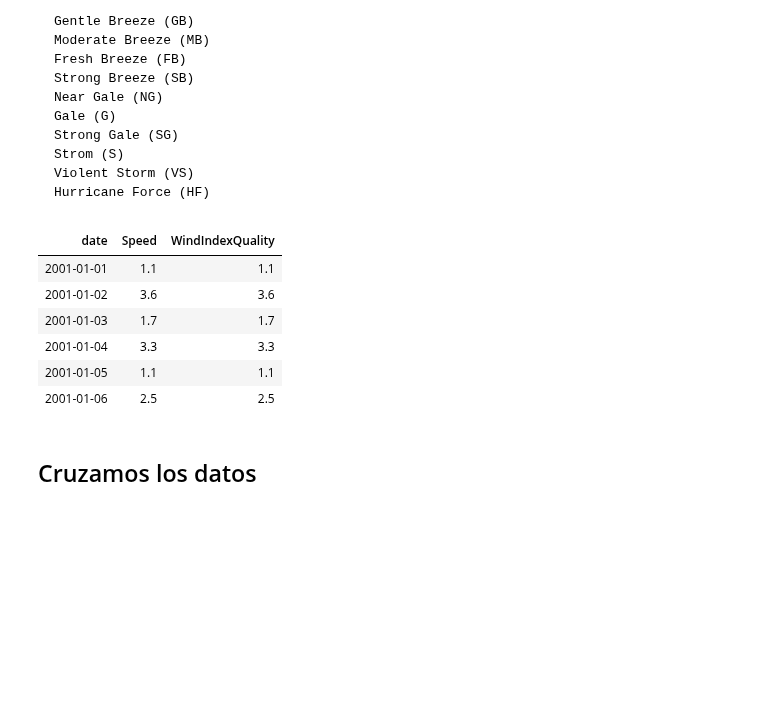
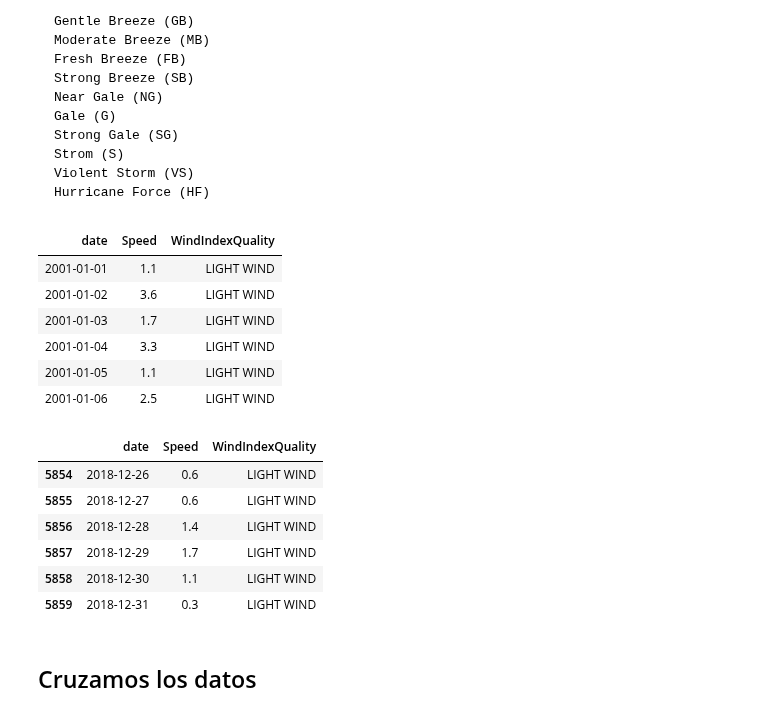
Before and after one commit to manumonforte/DataMining-BigDataParadigm, a Jupyter notebook: Estudio.ipynb, the cells around one changed output. Drawn from its saved outputs; the diff is of its cells as text; code cells hidden in the pictures; blank space fills up the shorter version.

```diff
--- a/Estudio.ipynb
+++ b/Estudio.ipynb
@@ -556,56 +556,62 @@ A continuación discretizamos la columna anterior, creando una nueva columna con
     Violent Storm (VS)
     Hurricane Force (HF)
 # %%
-wind[,"WindIndexQuality"] <- NA
+wind[,"WindIndexQuality"] <- wind$Speed
 # if(wind$Speed < 0.3){
 #    wind$WindIndexQuality <- 'C'
 #} else if(wind$Speed >=0.3 & wind$Speed <=1.5){
 #    wind$WindIndexQuality <- 'LA'
 #} else if(wind$Speed >=1.6 & wind$Speed <=3.3){
 #    wind$WindIndexQuality <- 'LB'
 #} else if(wind$Speed >=3.4 & wind$Speed <=5.5){
 #    wind$indexQuality <- 'GB'
 #} else if(wind$Speed >=5.6 & wind$Speed <=7.9){
 #    wind$indexQuality <- 'MB'
 #} else if(wind$Speed >=8 & wind$Speed <=10.7){
 #    wind$indexQuality <- 'FB'
 #} else if(wind$Speed >=10.8 & wind$Speed <=13.8){
 #    wind$indexQuality <- 'SB'
 #} else if(wind$Speed >=13.9 & wind$Speed <=17.1){
 #    wind$indexQuality <- 'NG'
 #} else if(wind$Speed >=17.2 & wind$Speed <=20.7){
 #    wind$indexQuality <- 'G'
 #} else if(wind$Speed >=20.8 & wind$Speed <=24.4){
 #    wind$indexQuality <- 'SG'
 #} else if(wind$Speed >=24.5 & wind$Speed <=28.4){
 #    wind$indexQuality <- 'S'
 #} else if(wind$Speed >=28.5 & wind$Speed <=32.6){
 #    wind$indexQuality <- 'VS'
 #} else if(wind$Speed >= 32.7){
 #    wind$indexQuality <- 'HF'
 #}
 
-wind$WindIndexQuality <- ifelse(wind$Speed >=0.0 & wind$Speed <=1.5,'C',wind$Speed)
-wind$WindIndexQuality <- ifelse(wind$Speed >=1.6 & wind$Speed <=3.3,'LA',wind$Speed)
-wind$WindIndexQuality <- ifelse(wind$Speed >=3.4 & wind$Speed <=5.5,'LB',wind$Speed)
-wind$WindIndexQuality <- ifelse(wind$Speed >=5.6 & wind$Speed <=7.9,'GB',wind$Speed)
-wind$WindIndexQuality <- ifelse(wind$Speed >=8 & wind$Speed <=10.7,'MB',wind$Speed)
-wind$WindIndexQuality <- ifelse(wind$Speed >=10.8 & wind$Speed <=13.8,'FB',wind$Speed)
-wind$WindIndexQuality <- ifelse(wind$Speed >=13.9 & wind$Speed <=17.1,'SB',wind$Speed)
-wind$WindIndexQuality <- ifelse(wind$Speed >=17.2 & wind$Speed <=20.7,'NG',wind$Speed)
-wind$WindIndexQuality <- ifelse(wind$Speed >=20.8 & wind$Speed <=24.4,'G',wind$Speed)
-wind$WindIndexQuality <- ifelse(wind$Speed >=24.5 & wind$Speed <=28.4,'SG',wind$Speed)
-wind$WindIndexQuality <- ifelse(wind$Speed >=28.5 & wind$Speed <=32.6,'VS',wind$Speed)
-    wind$WindIndexQuality <- ifelse(wind$Speed >=32.7,'HF',wind$Speed)
+wind <- wind %>%
+        mutate(WindIndexQuality = case_when (
+
+        WindIndexQuality >=0.0 & WindIndexQuality  <=10.7       ~"LIGHT WIND",
+        WindIndexQuality >=10.8 & WindIndexQuality <=17.1       ~"ADVISORY FORCE",
+        WindIndexQuality >=17.2 & WindIndexQuality <=24.4       ~"GALE FORCE",
+        WindIndexQuality >=24.5 & WindIndexQuality <=32.6       ~"STORM FORCE",
+        WindIndexQuality >=32.7                                 ~"HURRICANE FORCE",
+        TRUE                                                    ~"NA",
+        ))
 head(wind)
+tail(wind)
 # %% [output]
 | date | Speed | WindIndexQuality |
-| 2001-01-01 | 1.1 | 1.1 |
-| 2001-01-02 | 3.6 | 3.6 |
-| 2001-01-03 | 1.7 | 1.7 |
-| 2001-01-04 | 3.3 | 3.3 |
-| 2001-01-05 | 1.1 | 1.1 |
-| 2001-01-06 | 2.5 | 2.5 |
+| 2001-01-01 | 1.1 | LIGHT WIND |
+| 2001-01-02 | 3.6 | LIGHT WIND |
+| 2001-01-03 | 1.7 | LIGHT WIND |
+| 2001-01-04 | 3.3 | LIGHT WIND |
+| 2001-01-05 | 1.1 | LIGHT WIND |
+| 2001-01-06 | 2.5 | LIGHT WIND |
+|  | date | Speed | WindIndexQuality |
+| 5854 | 2018-12-26 | 0.6 | LIGHT WIND |
+| 5855 | 2018-12-27 | 0.6 | LIGHT WIND |
+| 5856 | 2018-12-28 | 1.4 | LIGHT WIND |
+| 5857 | 2018-12-29 | 1.7 | LIGHT WIND |
+| 5858 | 2018-12-30 | 1.1 | LIGHT WIND |
+| 5859 | 2018-12-31 | 0.3 | LIGHT WIND |
 # %% [markdown]
 ## Cruzamos los datos
 # %%
```
Also changed, not shown: parts of 7 cells of this notebook.
